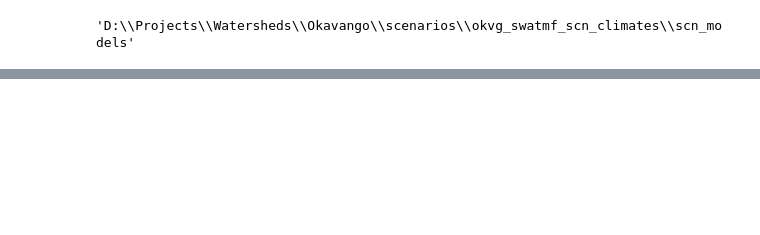
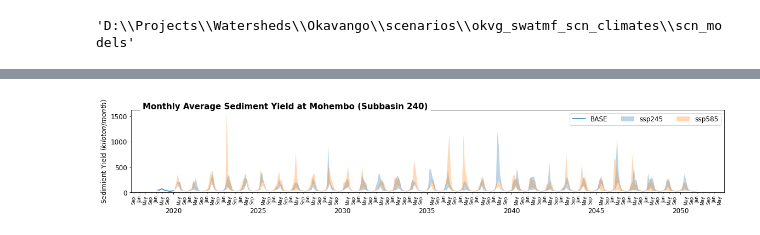
Before and after one commit to spark-brc/swatmf, a Jupyter notebook: okvg_031921_projected_str_sed.ipynb, the cells around one changed output, grey strips where cells are left out. Saved outputs shown, nothing was run; the diff lists cells and outputs as text; code cells hidden in the pictures; blank space fills up the shorter version.

```diff
--- a/okvg_031921_projected_str_sed.ipynb
+++ b/okvg_031921_projected_str_sed.ipynb
@@ -403,0 +186,2 @@ wd
+# %%
+scn_df = swatmf_viz.all_seds(wd, sub_number, start_date, obd_nam, time_step='M')
@@ -403,0 +223,6 @@ wd
+# %%
+scn_df = scn_df.iloc[:, :8]
+s245_min = scn_df.iloc[:, :4].min(axis = 1)
+s245_max = scn_df.iloc[:, :4].max(axis = 1)
+s585_min = scn_df.iloc[:, 4:].min(axis = 1)
+s585_max = scn_df.iloc[:, 4:].max(axis = 1)
@@ -403,0 +232,49 @@ wd
+# %%
+f, ax = plt.subplots(figsize=(16, 3))
+# marker = itertools.cycle((',', '+', '.', 'o', '*', 'v', '^', '<', '>',))
+# for i in range(len(scn_df.columns)):
+#     ax.plot(scn_df.index, scn_df.iloc[:, i], marker = next(marker), label=scn_df.columns[i])
+ax.fill_between(scn_df.index, s245_min/(1e3), s245_max/(1e3), alpha=0.3, label='ssp245')
+ax.fill_between(scn_df.index, s585_min/(1e3), s585_max/(1e3), alpha=0.3, label='ssp585')
+ax.plot(cbase_df.index, cbase_df/(1e3), label='BASE')
+ax.tick_params(axis='both', labelsize=12)
+lines, labels = f.axes[0].get_legend_handles_labels()
+
+
+years = mdates.YearLocator(5)
+months = mdates.MonthLocator(interval=4)
+monthsFmt = mdates.DateFormatter('%b')
+yearsFmt = mdates.DateFormatter('%Y')
+
+# ax.xaxis.set_ticks_position('top')
+ax.xaxis.set_minor_locator(months)
+ax.xaxis.set_minor_formatter(monthsFmt)
+plt.setp(ax.xaxis.get_minorticklabels(), fontsize=8, rotation=90)
+ax.xaxis.set_major_locator(years)
+ax.xaxis.set_major_formatter(yearsFmt)
+ax.tick_params(axis='x', pad=23) # add some space for the year label
+
+# ax.yaxis.set_major_formatter(FuncFormatter(y_fmt))
+ax.legend(
+    lines, labels, ncol=3,
+    # bbox_to_anchor=(0, 0.202),
+    fontsize=12,
+    # loc = 'lower left'
+    )
+ax.margins(y=0.01)
+ax.set_title(
+    'Monthly Average Sediment Yield at Mohembo (Subbasin 240)',
+    fontsize=15,
+    fontweight="bold",
+    horizontalalignment='left',
+    x=0.02,
+    y=0.97,
+    bbox=dict(
+        facecolor='white',
+        edgecolor='white'))
+ax.set_ylabel(r'Sedimient Yield $(kiloton/month)$', fontsize = 12)
+f.tight_layout()
+plt.savefig(os.path.join(wd, 'projected_sed_mohembo.png'), dpi=300, bbox_inches="tight")
+plt.show()
+# %% [output]
+[figure, added]
```
Also changed, not shown: parts of 26 cells of this notebook.
